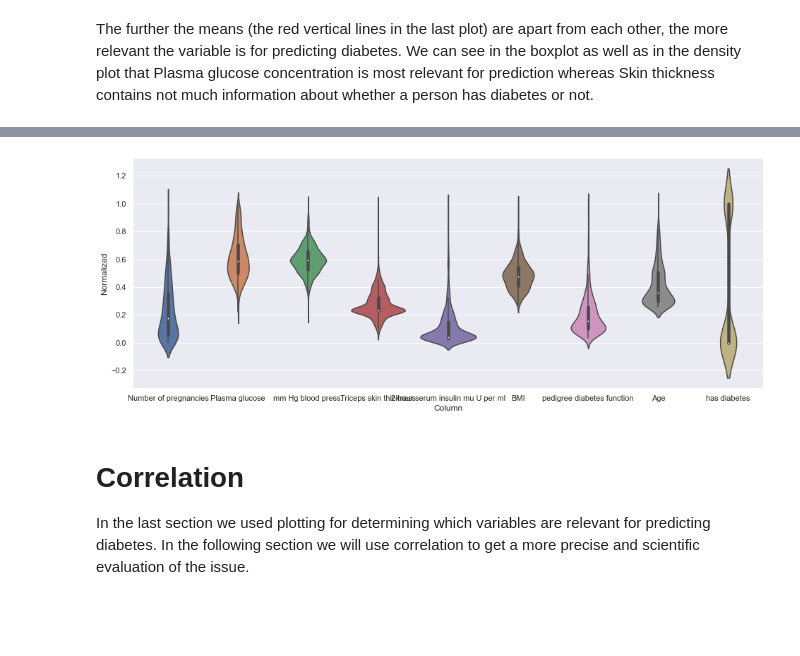
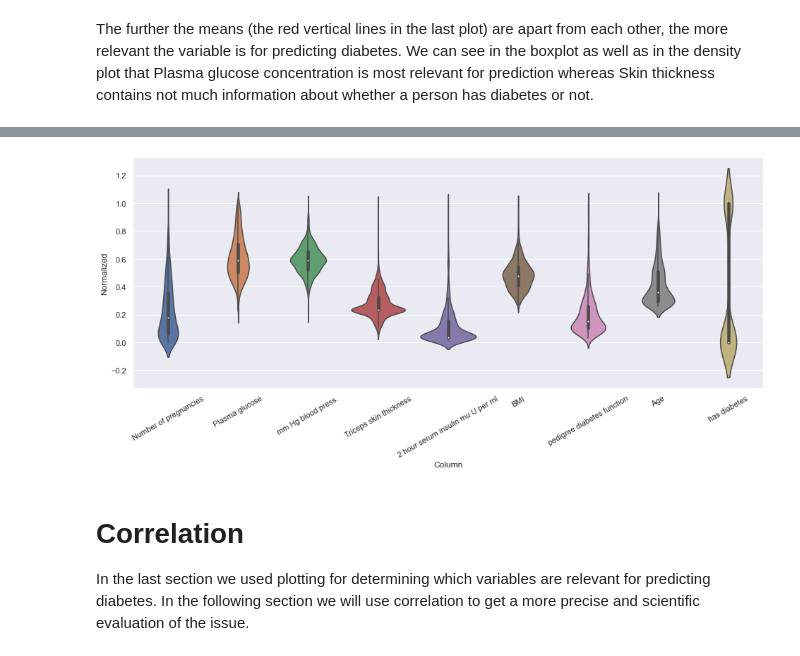
Before and after one commit to michael-ra/basicpyhio, a Jupyter notebook: f_ver_03_08_2021_falst.ipynb, the cells around one changed output, grey strips where cells are left out. Cells and saved outputs as stored; diff of their text form; code cells hidden in the pictures; blank space fills up the shorter version.

```diff
--- a/f_ver_03_08_2021_falst.ipynb
+++ b/f_ver_03_08_2021_falst.ipynb
@@ -207,11 +200,10 @@ df
 # %%
-#df_std = (df - train_mean) / train_std
 df_std = df.melt(var_name='Column', value_name='Normalized')
 plt.figure(figsize=(16, 6))
 ax = sns.violinplot(x='Column', y='Normalized', data=df_std[df_std["Column"] != 4])
-#_ = ax.set_xticklabels(dataset.keys(), rotation=90)
+_ = ax.set_xticklabels(dataset.keys(), rotation=30)
 # %% [output]
-[figure, old version]
+[figure, new version]
 # %% [markdown]
 # **Correlation**
 
```
Also changed, not shown: parts of 47 cells of this notebook.
